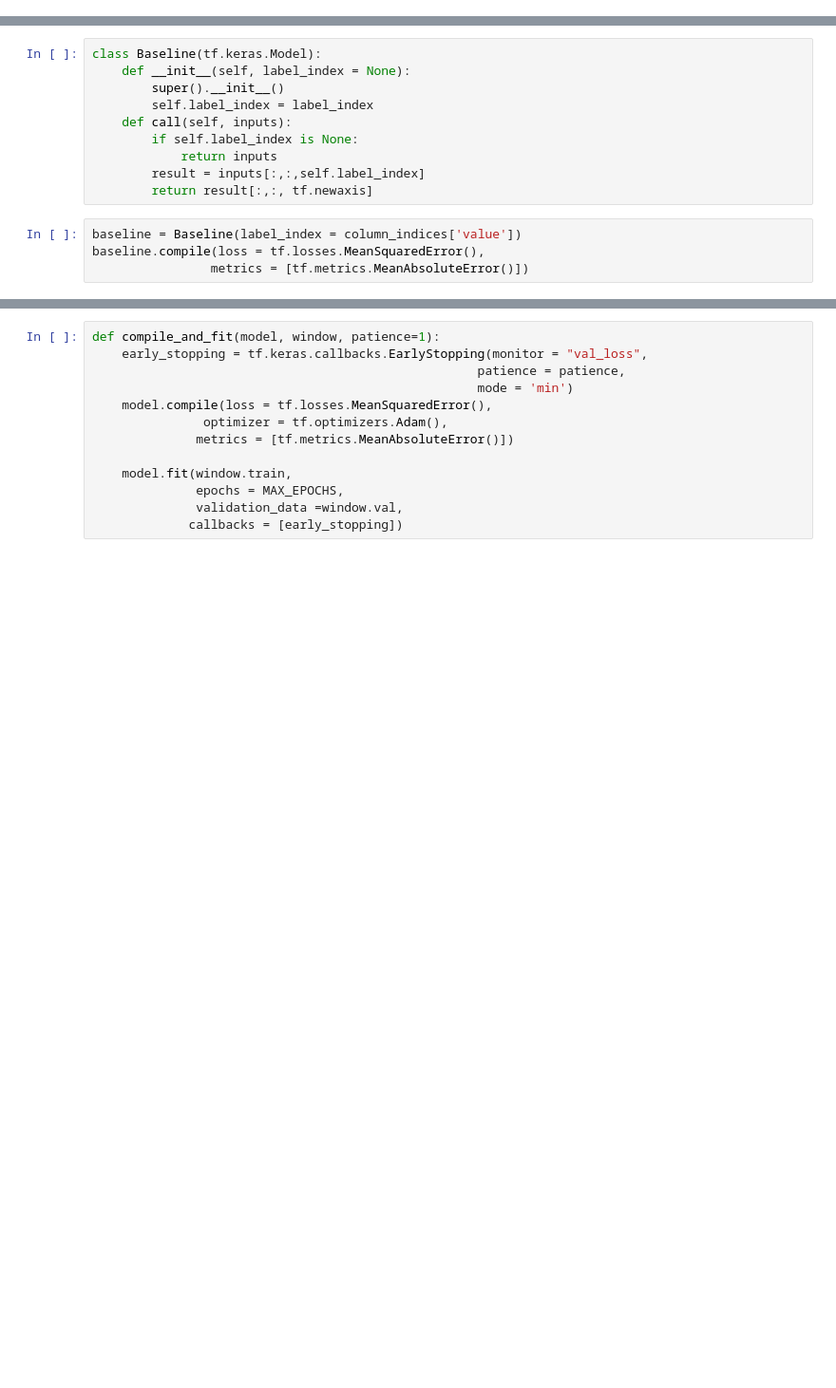
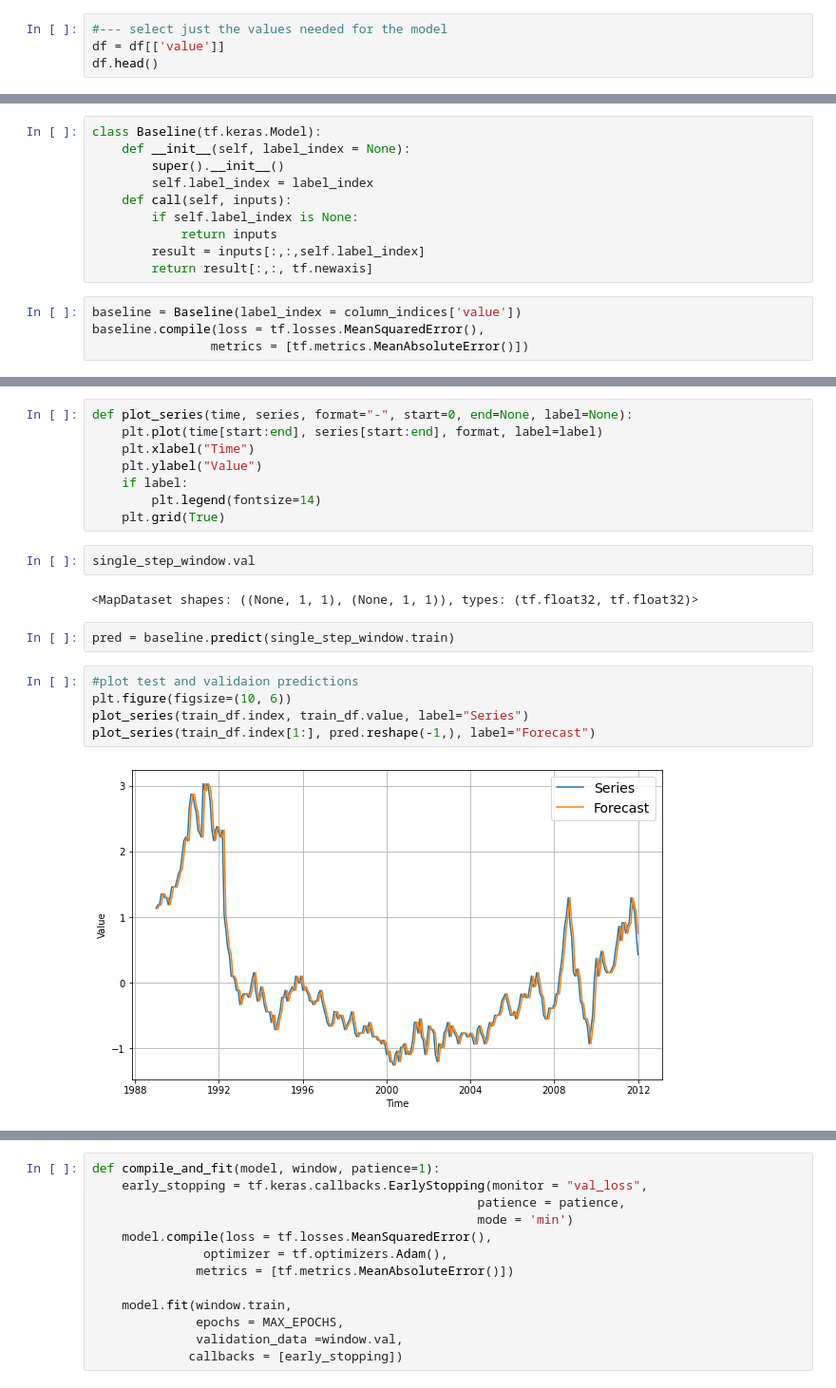
Before and after one commit to LUNDR/inflation_forecasts_with_tf, a Jupyter notebook: CPI_forecasts.ipynb, the cells around one changed output, grey strips where cells are left out. Shown at 95% size. Saved outputs shown, nothing was run; the diff lists cells and outputs as text; blank space fills up the shorter version.

```diff
--- a/CPI_forecasts.ipynb
+++ b/CPI_forecasts.ipynb
@@ -88,0 +75,4 @@ df.head()
+# %%
+#--- select just the values needed for the model
+df = df[['value']]
+df.head()
@@ -240,3 +224,24 @@ ValueError: in user code:
+# %%
+def plot_series(time, series, format="-", start=0, end=None, label=None):
+    plt.plot(time[start:end], series[start:end], format, label=label)
+    plt.xlabel("Time")
+    plt.ylabel("Value")
+    if label:
+        plt.legend(fontsize=14)
+    plt.grid(True)
+# %%
+single_step_window.val
+# %% [output]
+<MapDataset shapes: ((None, 1, 1), (None, 1, 1)), types: (tf.float32, tf.float32)>
+# %%
+pred = baseline.predict(single_step_window.train)
+# %%
+#plot test and validaion predictions
+plt.figure(figsize=(10, 6))
+plot_series(train_df.index, train_df.value, label="Series")
+plot_series(train_df.index[1:], pred.reshape(-1,), label="Forecast")
+# %% [output]
+[figure, added]
 # %%
 linear = tf.keras.Sequential([
     tf.keras.layers.Dense(units=1)
```
Also changed, not shown: parts of 28 cells of this notebook.
